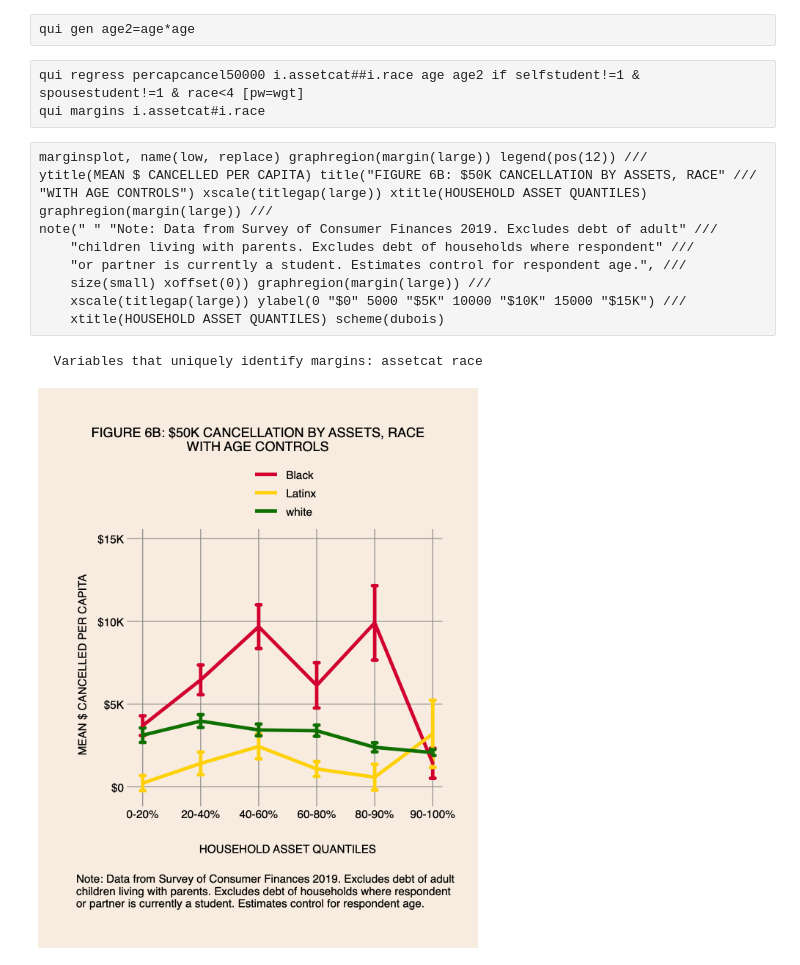
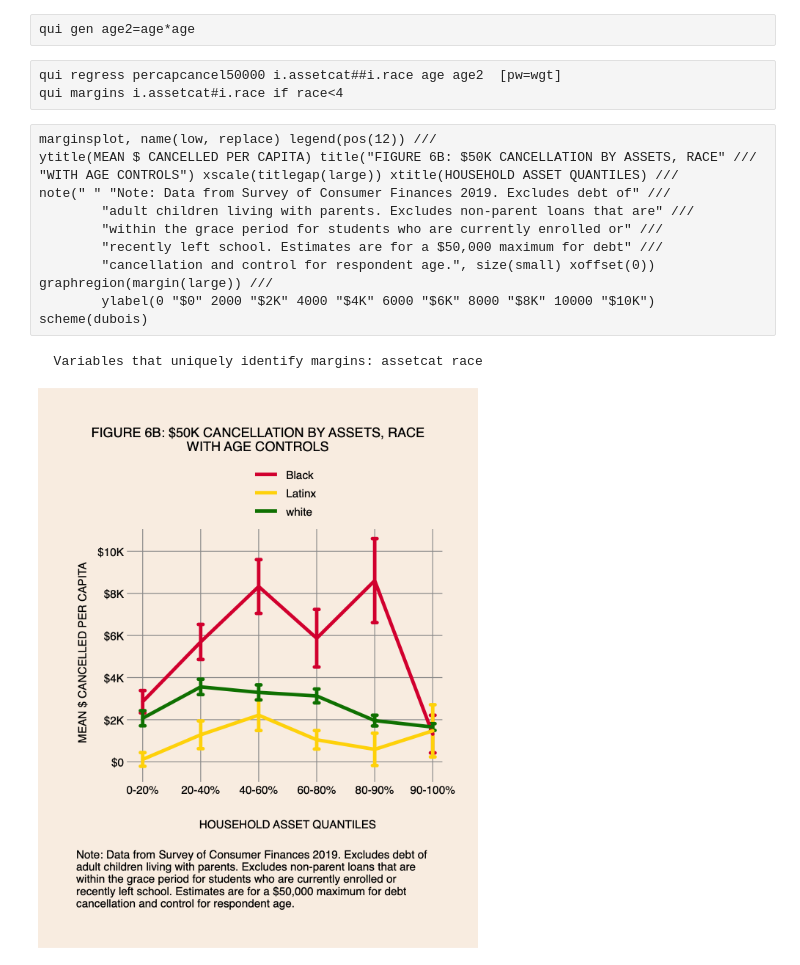
Before and after one commit to charlieeatonphd/debtcancellation, a Jupyter notebook: f6_cancelbyassetsrace.ipynb, the cells around one changed output. Drawn from its saved outputs; the diff is of its cells as text.

Commit message:
excludegraceperiod

```diff
--- a/f6_cancelbyassetsrace.ipynb
+++ b/f6_cancelbyassetsrace.ipynb
@@ -53,18 +53,18 @@ qui graph export figures/f6_cancelassetsrace.pdf, replace
 # %%
 qui gen age2=age*age
 # %%
-qui regress percapcancel50000 i.assetcat##i.race age age2 if selfstudent!=1 & spousestudent!=1 & race<4 [pw=wgt]
-qui margins i.assetcat#i.race
+qui regress percapcancel50000 i.assetcat##i.race age age2  [pw=wgt]
+qui margins i.assetcat#i.race if race<4
 # %%
-marginsplot, name(low, replace) graphregion(margin(large)) legend(pos(12)) ///
+marginsplot, name(low, replace) legend(pos(12)) ///
 ytitle(MEAN $ CANCELLED PER CAPITA) title("FIGURE 6B: $50K CANCELLATION BY ASSETS, RACE" ///
-"WITH AGE CONTROLS") xscale(titlegap(large)) xtitle(HOUSEHOLD ASSET QUANTILES) graphregion(margin(large)) ///
-note(" " "Note: Data from Survey of Consumer Finances 2019. Excludes debt of adult" ///
-    "children living with parents. Excludes debt of households where respondent" ///
-    "or partner is currently a student. Estimates control for respondent age.", ///
-    size(small) xoffset(0)) graphregion(margin(large)) ///
-    xscale(titlegap(large)) ylabel(0 "$0" 5000 "$5K" 10000 "$10K" 15000 "$15K") ///
-    xtitle(HOUSEHOLD ASSET QUANTILES) scheme(dubois)
+"WITH AGE CONTROLS") xscale(titlegap(large)) xtitle(HOUSEHOLD ASSET QUANTILES) ///
+note(" " "Note: Data from Survey of Consumer Finances 2019. Excludes debt of" ///
+        "adult children living with parents. Excludes non-parent loans that are" ///
+        "within the grace period for students who are currently enrolled or" ///
+        "recently left school. Estimates are for a $50,000 maximum for debt" ///
+        "cancellation and control for respondent age.", size(small) xoffset(0)) graphregion(margin(large)) ///
+        ylabel(0 "$0" 2000 "$2K" 4000 "$4K" 6000 "$6K" 8000 "$8K" 10000 "$10K") scheme(dubois)
 # %% [output]
   Variables that uniquely identify margins: assetcat race
-[figure, old version]
+[figure, new version]
```
Also changed, not shown: parts of 3 cells of this notebook, 16 other files.
